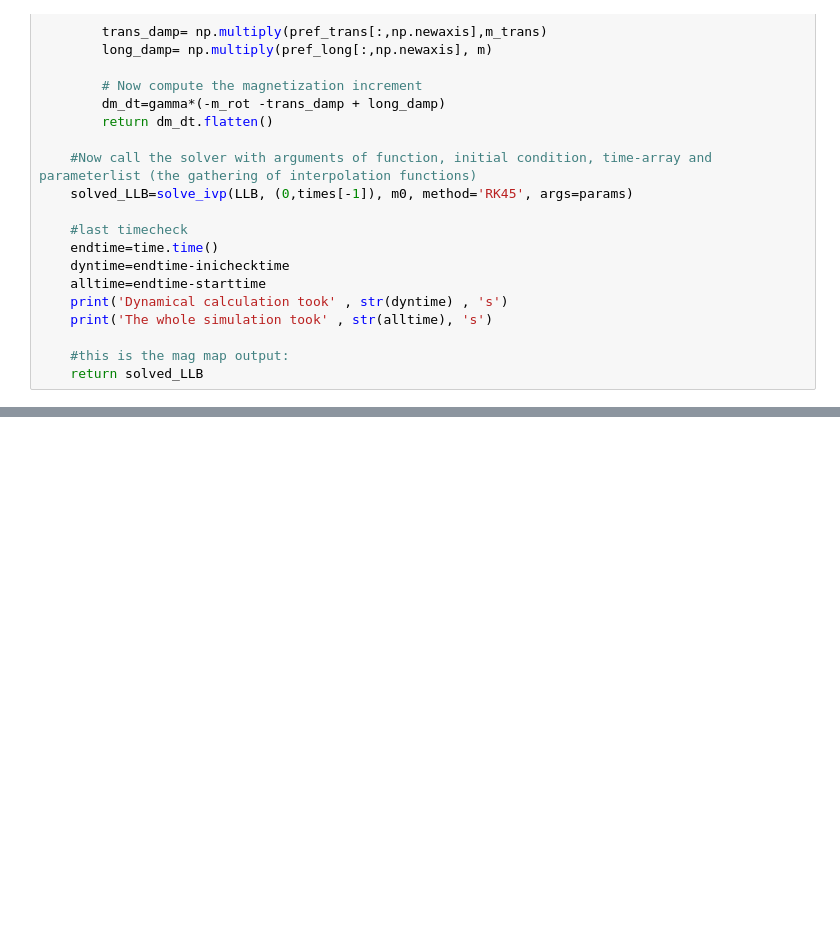
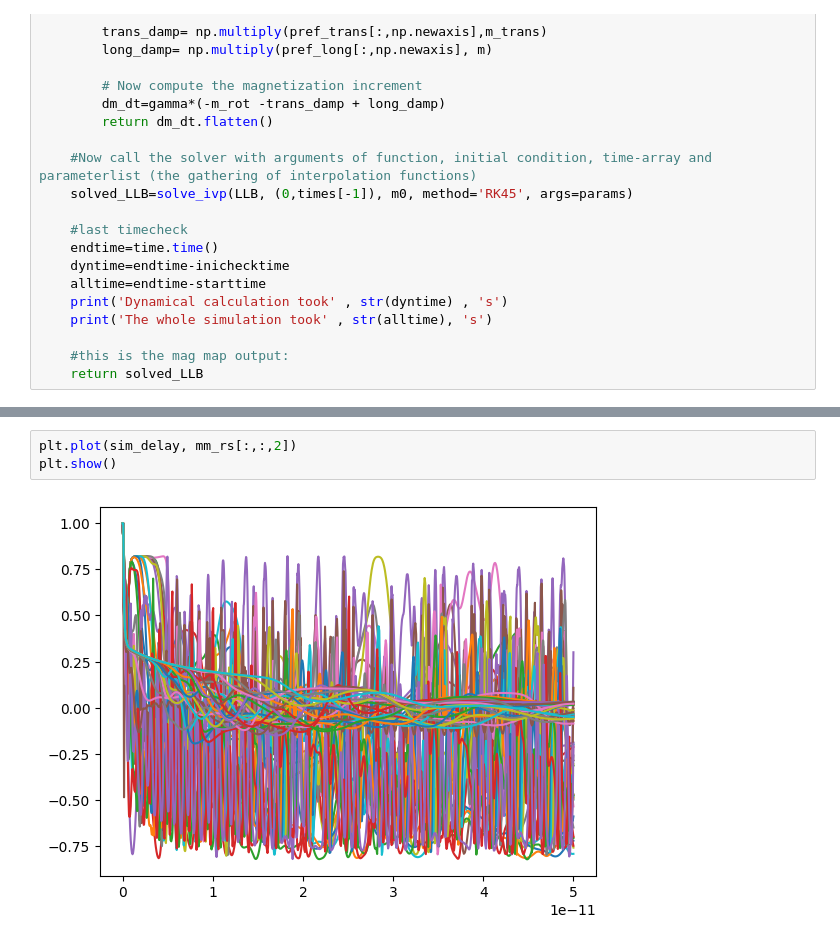
Before and after one commit to Nilodirf/LLB, a Jupyter notebook: LLB_integrated_solver.ipynb, the cells around one changed output, grey strips where cells are left out. Drawn from its saved outputs; the diff is of its cells as text; blank space fills up the shorter version.

```diff
--- a/LLB_integrated_solver.ipynb
+++ b/LLB_integrated_solver.ipynb
@@ -444,0 +482,5 @@ Creation of interpolation functions of (implicitly) time dependent parameters to
+# %%
+plt.plot(sim_delay, mm_rs[:,:,2])
+plt.show()
+# %% [output]
+[figure, added]
```
Also changed, not shown: parts of 6 cells of this notebook, 1 other file.
